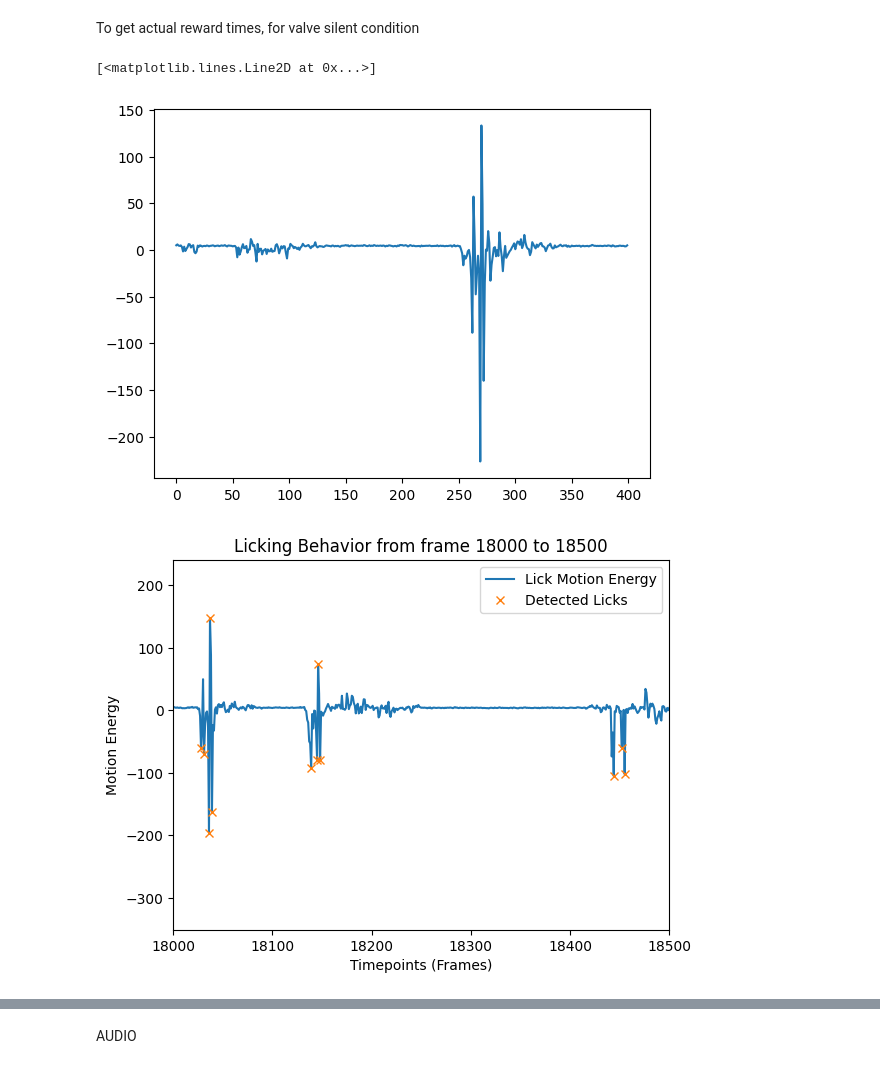
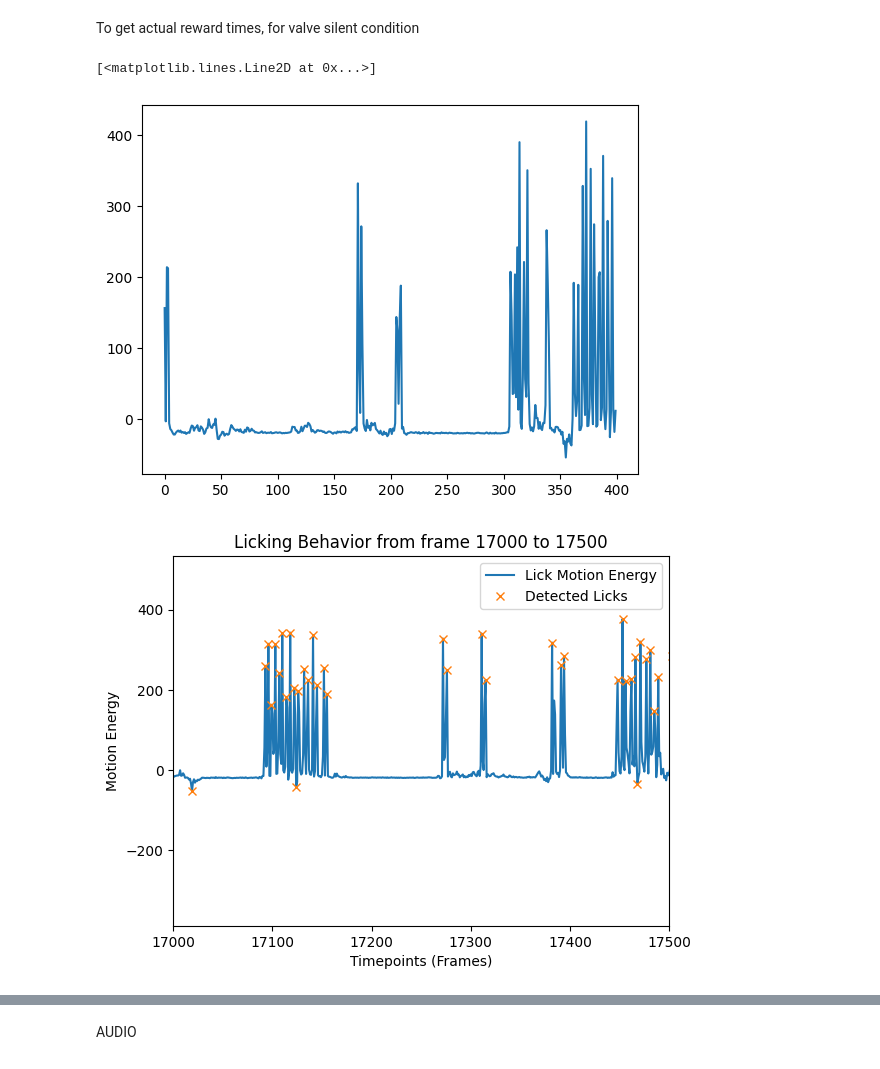
Before and after one commit to edwardyan95/ibllib, a Jupyter notebook: examples/EY_sync_data.ipynb, the cells around one changed output, grey strips where cells are left out. Saved outputs shown, nothing was run; the diff lists cells and outputs as text; code cells hidden in the pictures.

```diff
--- a/examples/EY_sync_data.ipynb
+++ b/examples/EY_sync_data.ipynb
@@ -26,8 +26,8 @@ import ast
 import math
 from murphlib.tools import *
 # %%
-mouse_path = r'Z:\TM_Lab\Edward\Cerebellum_Imaging\Pcp2-jgcamp8m\AF_R2\20250710_valvesilent'
+mouse_path = r'Z:\TM_Lab\Edward\Cerebellum_Imaging\Pcp2-jgcamp8m\AE_L3\20250617_valvesilent'
 session_path = os.path.join(mouse_path, 'behavior')
 
-trials, wheel, output_files = extract_all(session_path, save=True)
+trials, wheel, output_files = extract_all(session_path, save=False)
 # %% [output]
@@ -335,8 +331,8 @@ video_start = table_for_video['ruleCue_times'][0]
 video_end = table_for_video['intervals_1'].iloc[-1]
 lick = lick[video_start:video_end+1,:]
 # %%
-plt.plot(lick[7800:8200,0])
+plt.plot(lick[8800:9200,0])
 # %% [output]
 [<matplotlib.lines.Line2D at 0x...>]
-[figure, old version]
+[figure, new version]
 # %%
@@ -344,6 +340,6 @@ lick_times_behavior = detect_licking_events(lick[:,0], threshold=1.5, distance=3
 # %%
-start_frame = 18000
-end_frame = 18500
+start_frame = 17000
+end_frame = 17500
 
 # Plot the original signal
 plt.plot(lick[:,0], label='Lick Motion Energy')
@@ -360,5 +356,5 @@ plt.title(f"Licking Behavior from frame {start_frame} to {end_frame}")
 plt.legend()
 plt.show()
 # %% [output]
-[figure, old version]
+[figure, new version]
 # %%
```
Also changed, not shown: parts of 55 cells of this notebook, 10 other files.
